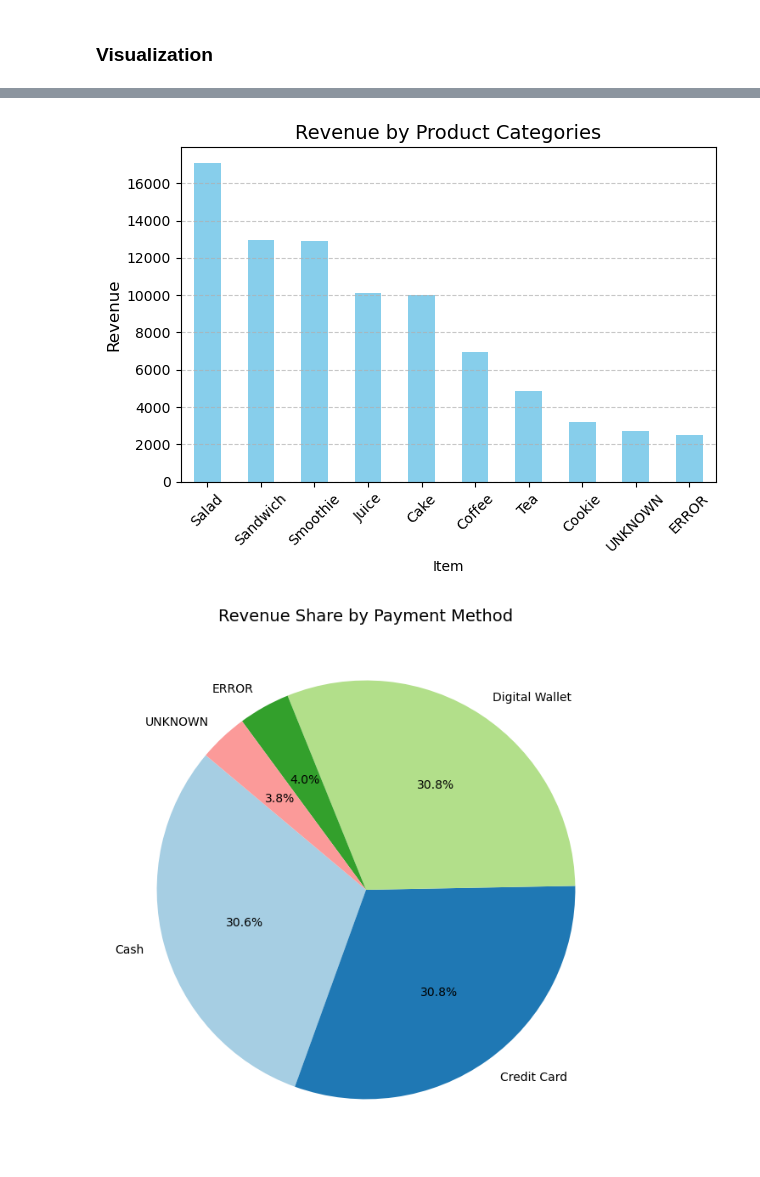
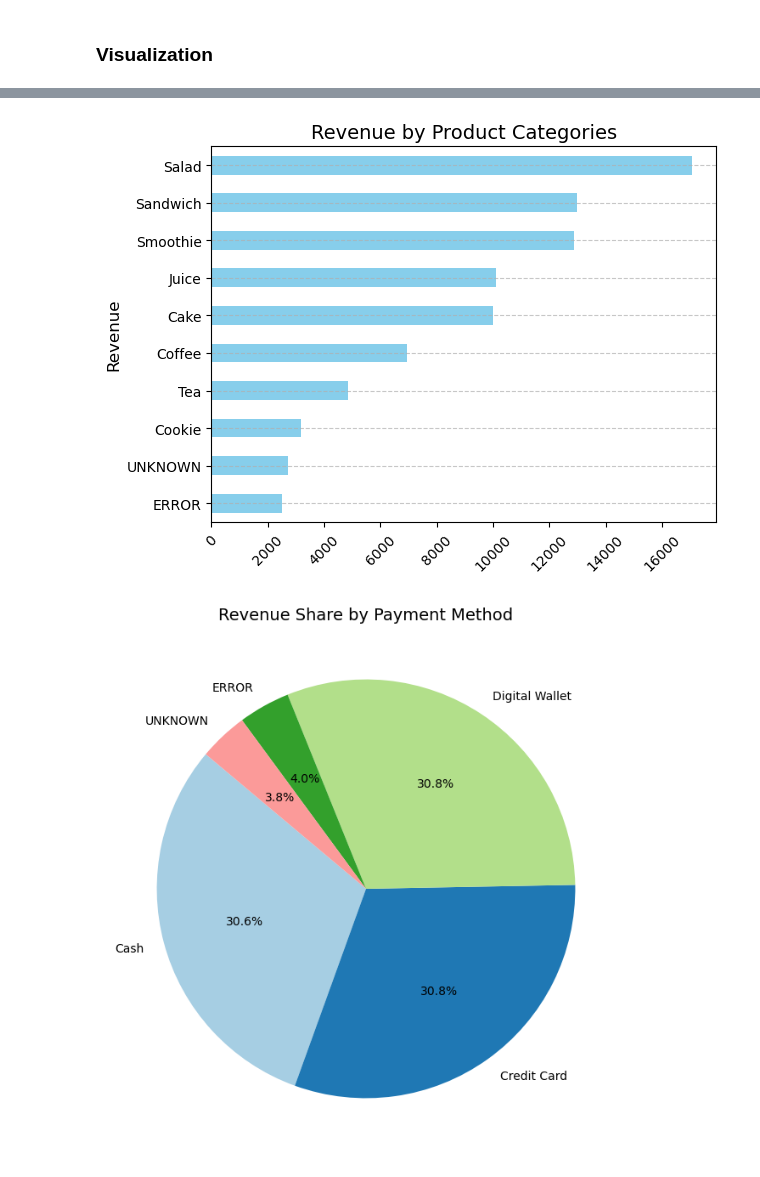
Before and after one commit to martinakvasnickova/Cafe, a Jupyter notebook: analysis/EDA.ipynb, the cells around one changed output, grey strips where cells are left out. Saved outputs shown, nothing was run; the diff lists cells and outputs as text; code cells hidden in the pictures.

```diff
--- a/analysis/EDA.ipynb
+++ b/analysis/EDA.ipynb
@@ -353,13 +374,14 @@ Name: Total Spent, dtype: float64
 # %%
-revenue_by_item.plot(kind='bar', color='skyblue')
+revenue_by_item_sorted = revenue_by_item.sort_values(ascending=True)
+revenue_by_item_sorted.plot(kind='barh', color='skyblue')
 plt.title('Revenue by Product Categories', fontsize=14)
 plt.ylabel('Revenue', fontsize=12)
 plt.xticks(rotation=45)
 plt.grid(axis='y', linestyle='--', alpha=0.7)
 plt.tight_layout()
 plt.show()
 # %% [output]
-[figure, old version]
+[figure, new version]
 # %%
 revenue_by_payment = df.groupby('Payment Method')['Total Spent'].sum()
 
```
Also changed, not shown: parts of 14 cells of this notebook.
